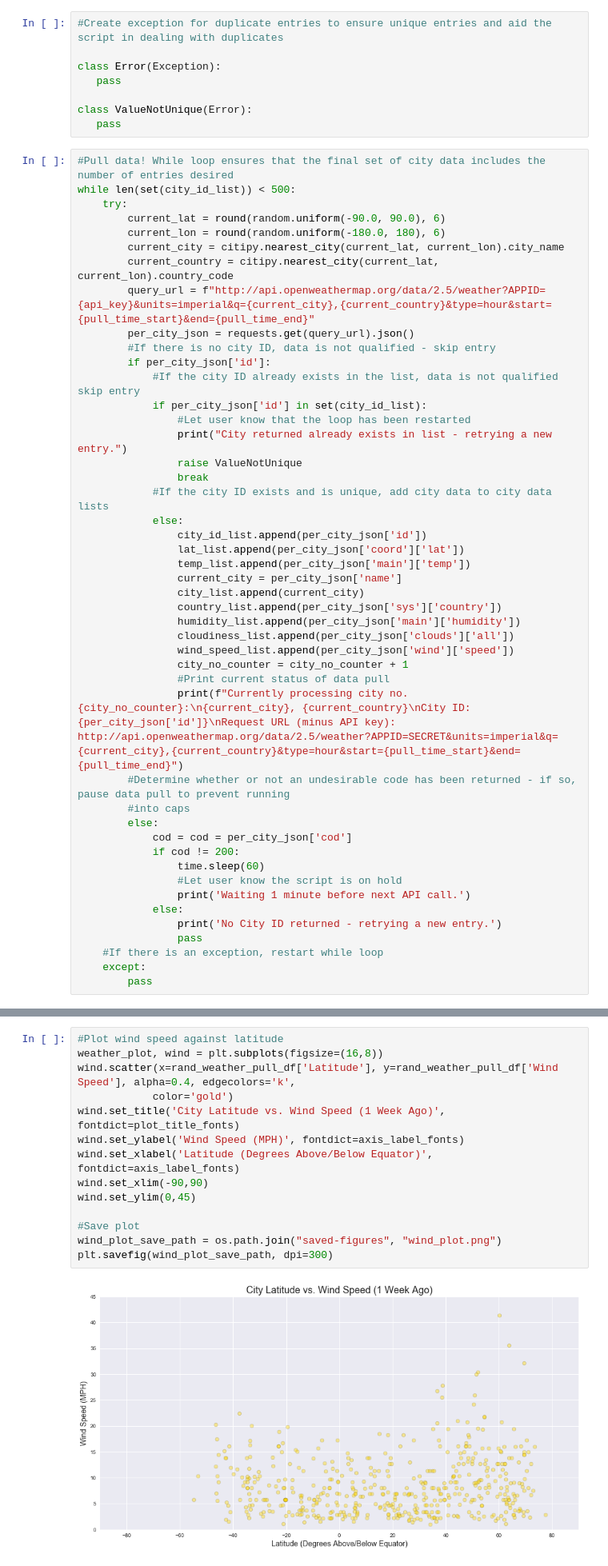
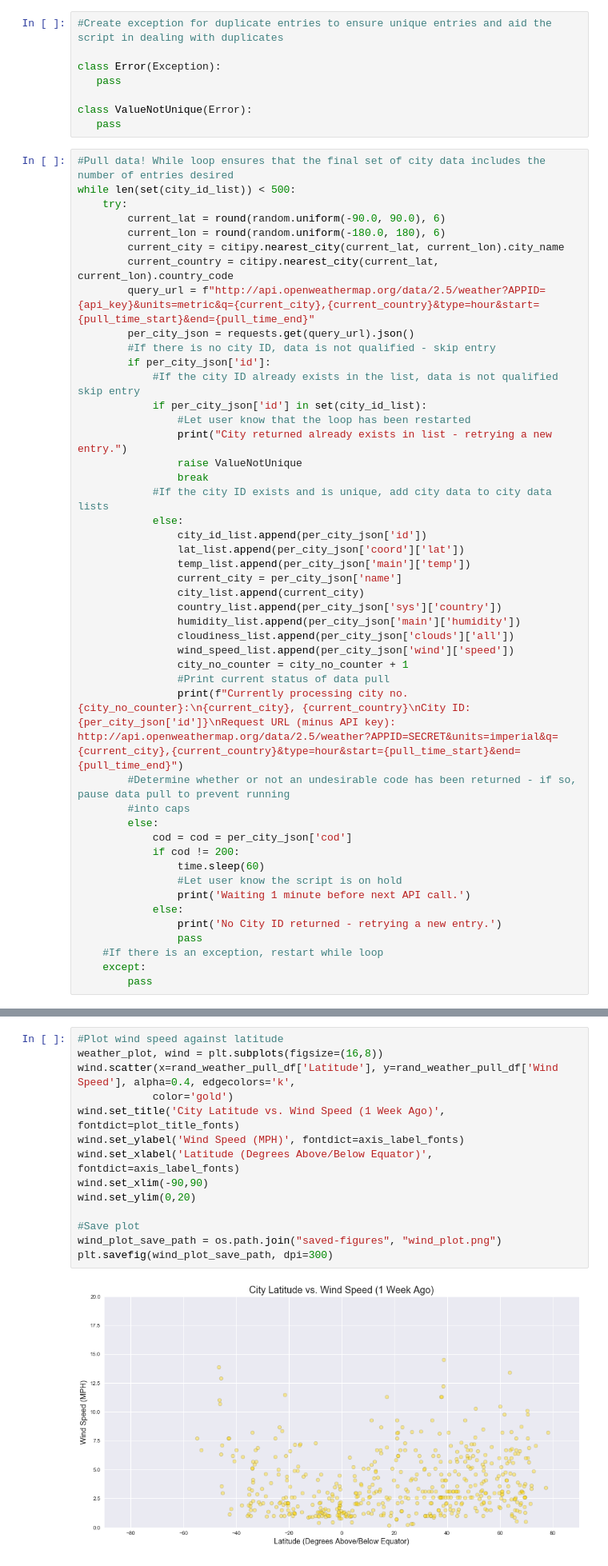
Before and after one commit to tcbrekke/api-homework, a Jupyter notebook: weatherpy_tcb.ipynb, the cells around one changed output, grey strips where cells are left out. Shown at 80% size. Saved outputs shown, nothing was run; the diff lists cells and outputs as text.

Commit message:
corrected error in units displayed vs. units listed on axis

```diff
--- a/weatherpy_tcb.ipynb
+++ b/weatherpy_tcb.ipynb
@@ -58,7 +58,7 @@ while len(set(city_id_list)) < 500:
         current_lon = round(random.uniform(-180.0, 180), 6)
         current_city = citipy.nearest_city(current_lat, current_lon).city_name
         current_country = citipy.nearest_city(current_lat, current_lon).country_code
-        query_url = f"http://api.openweathermap.org/data/2.5/weather?APPID={api_key}&units=imperial&q={current_city},{current_country}&type=hour&start={pull_time_start}&end={pull_time_end}"
+        query_url = f"http://api.openweathermap.org/data/2.5/weather?APPID={api_key}&units=metric&q={current_city},{current_country}&type=hour&start={pull_time_start}&end={pull_time_end}"
         per_city_json = requests.get(query_url).json()
         #If there is no city ID, data is not qualified - skip entry
         if per_city_json['id']:
@@ -183,19 +183,19 @@ plt.savefig(humid_plot_save_path, dpi=300)
 # %%
 #Plot wind speed against latitude
 weather_plot, wind = plt.subplots(figsize=(16,8))
 wind.scatter(x=rand_weather_pull_df['Latitude'], y=rand_weather_pull_df['Wind Speed'], alpha=0.4, edgecolors='k',
             color='gold')
 wind.set_title('City Latitude vs. Wind Speed (1 Week Ago)', fontdict=plot_title_fonts)
 wind.set_ylabel('Wind Speed (MPH)', fontdict=axis_label_fonts)
 wind.set_xlabel('Latitude (Degrees Above/Below Equator)', fontdict=axis_label_fonts)
 wind.set_xlim(-90,90)
-wind.set_ylim(0,45)
+wind.set_ylim(0,20)
 
 #Save plot
 wind_plot_save_path = os.path.join("saved-figures", "wind_plot.png")
 plt.savefig(wind_plot_save_path, dpi=300)
 # %% [output]
-[figure, old version]
+[figure, new version]
 # %%
 #Save DataFrame as csv
 save_csv_path = os.path.join('weatherpy.csv')
```
Also changed, not shown: parts of 5 cells of this notebook, 10 other files.
